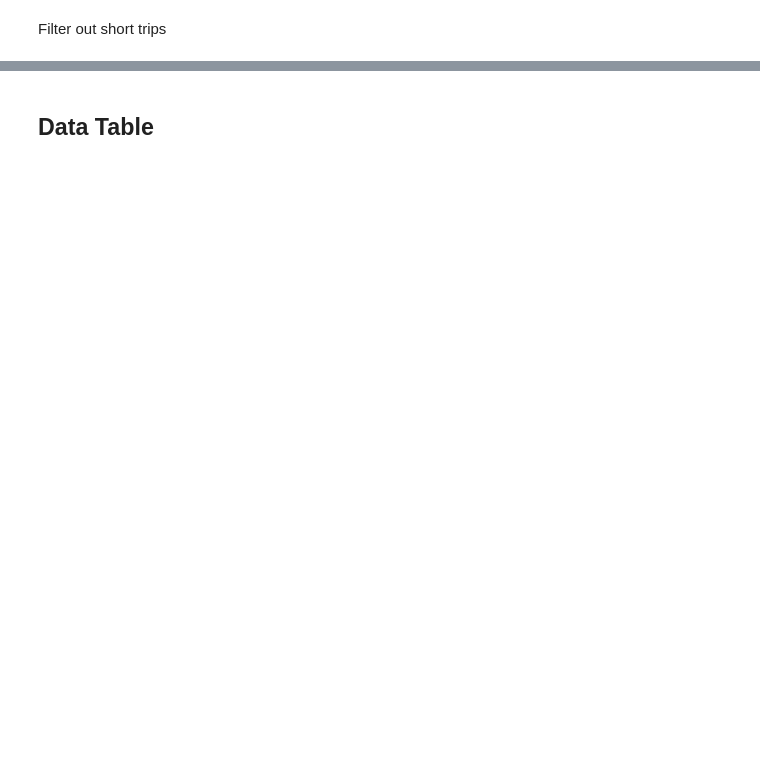
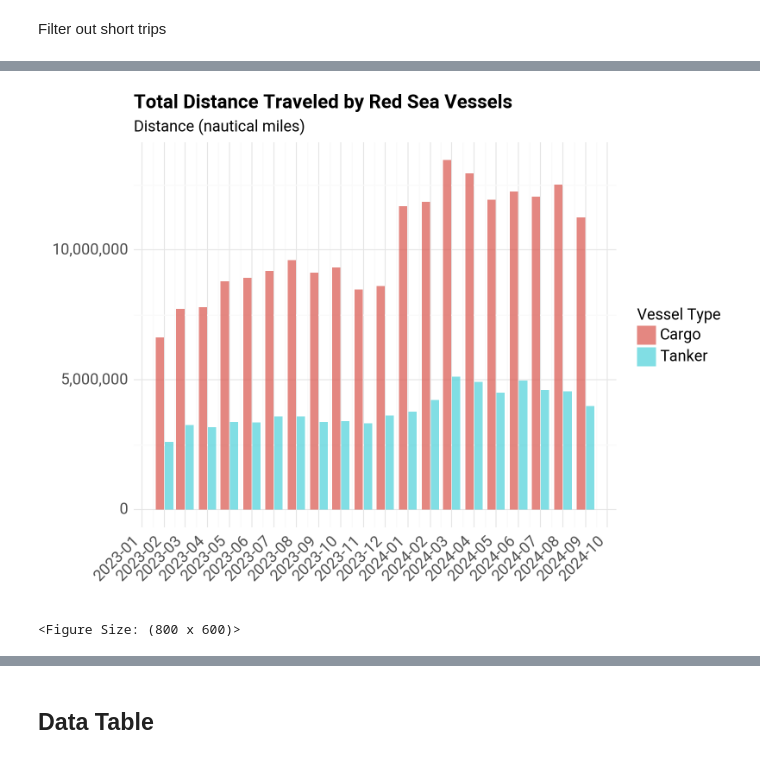
Before and after one commit to datapartnership/red-sea-monitoring, a Jupyter notebook: notebooks/routes/4-aggregate.ipynb, the cells around one changed output, grey strips where cells are left out. Cells and saved outputs as stored; diff of their text form; code cells hidden in the pictures; blank space fills up the shorter version.

```diff
--- a/notebooks/routes/4-aggregate.ipynb
+++ b/notebooks/routes/4-aggregate.ipynb
@@ -127,3 +132,36 @@ display(p0)
+# %%
+p0 = (
+    ggplot(df_agg, aes(x="ymd", y="distance", fill="vessel_type"))  #
+    + geom_bar(
+        alpha=3 / 4,
+        stat="identity",
+        position="dodge2",
+    )
+    + labs(
+        x="",
+        y="",
+        subtitle="Distance (nautical miles)",
+        title="Total Distance Traveled by Red Sea Vessels",
+        # caption="This chart shows the monthly total distance traveled by a subset of vessels that were identified to cross the Red Sea in a reference period \n(January 2023 through October), and have either crossed the Bab el-Mandeb Strait or the Cape of Good Hope in the period of interest.",
+        fill="Vessel Type",
+    )
+    + theme_minimal()
+    + scale_y_continuous(labels=comma_format())
+    + scale_x_datetime(breaks=date_breaks("1 month"), labels=date_format("%Y-%m"))
+    + theme(
+        text=element_text(family="Roboto", size=13),
+        plot_title=element_text(family="Roboto", size=16, weight="bold"),
+        axis_text_x=element_text(rotation=45, hjust=1),
+        legend_position="right",
+    )
+)
+display(p0)
+p0.save(
+    filename=join(charts_dir, 'routes', f"distance-traveled.jpeg"), dpi=300
+)
+# %% [output]
+[figure, added]
+<Figure Size: (800 x 600)>
 # %%
 p1 = (
     ggplot(df_agg_bab, aes(x="ymd", y="distance", fill="vessel_type"))  #
```
Also changed, not shown: parts of 21 cells of this notebook, 52 other files.
